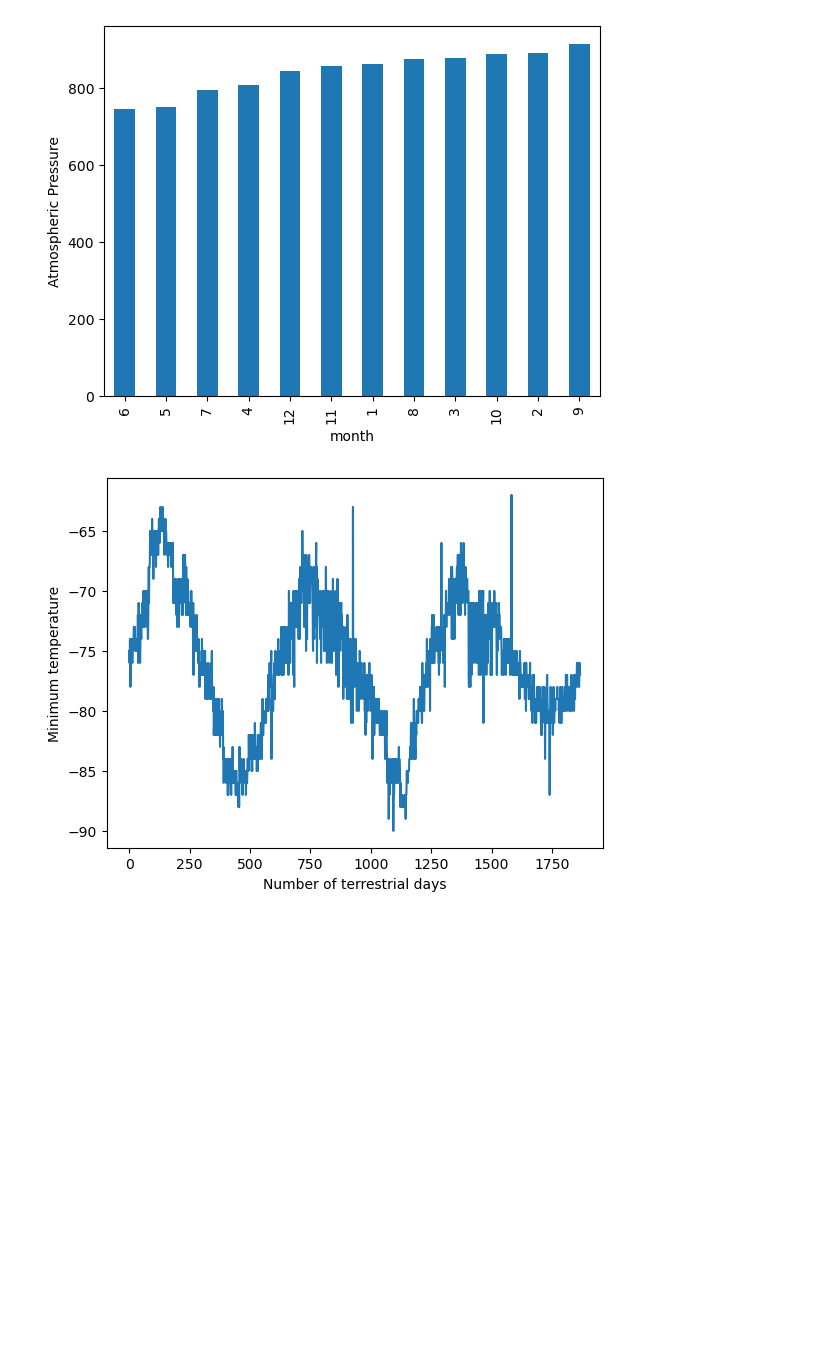
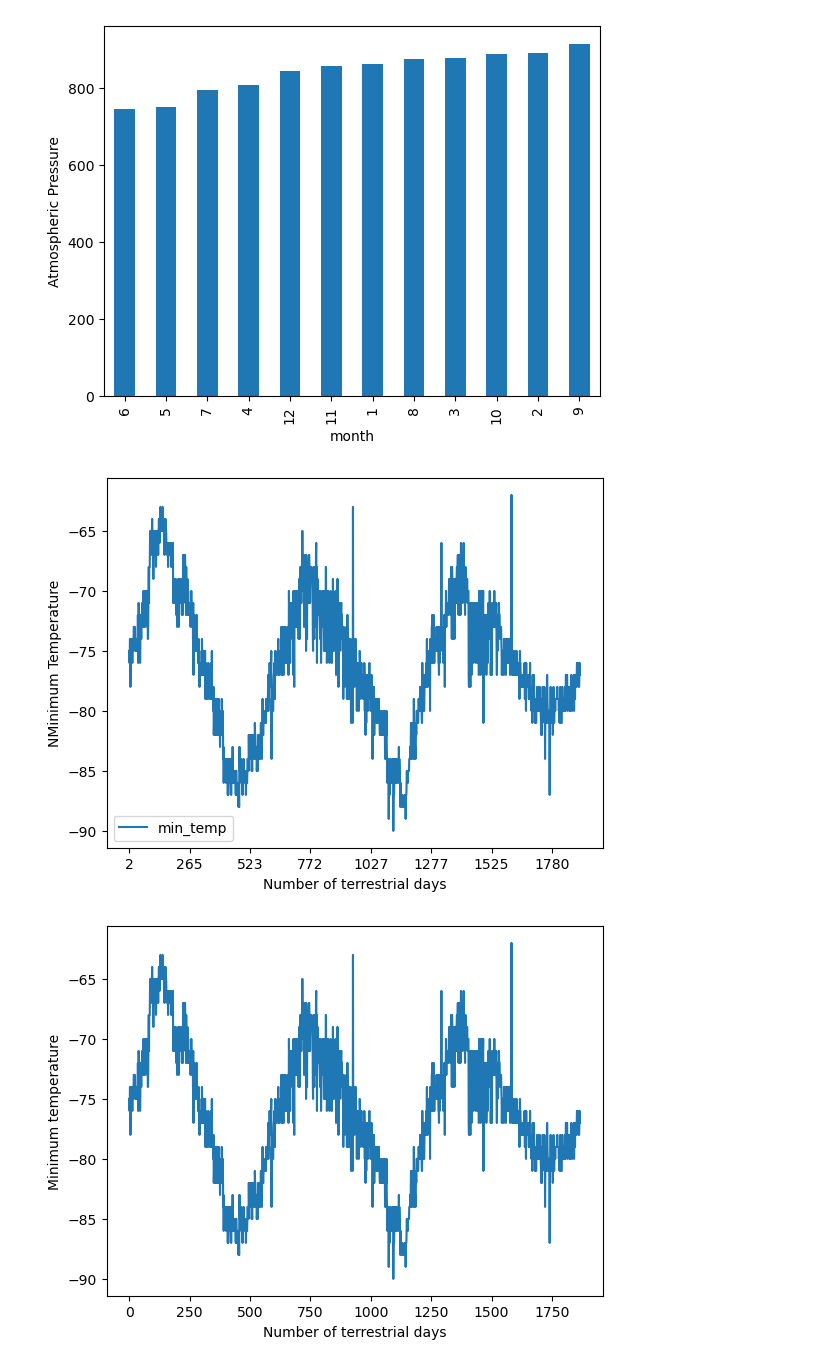
Before and after one commit to ddaniel2024/Module-10-Data-Collection, a Jupyter notebook: part_2_mars_weather_main.ipynb, the cells around one changed output. Drawn from its saved outputs; the diff is of its cells as text; code cells hidden in the pictures; blank space fills up the shorter version.

Commit message:
working on days line chart

```diff
--- a/part_2_mars_weather_main.ipynb
+++ b/part_2_mars_weather_main.ipynb
@@ -263,6 +263,13 @@ plt.ylabel("Atmospheric Pressure")
 plt.show()
 # %% [output]
 [figure]
+# %%
+days_chart = mars_df.plot(x="id", y ="min_temp")
+plt.xlabel("Number of terrestrial days")
+plt.ylabel("NMinimum Temperature")
+plt.show()
+# %% [output]
+[figure, added]
 # %%
 # 5. How many terrestrial (earth) days are there in a Martian year?
 # %% [output]
```
